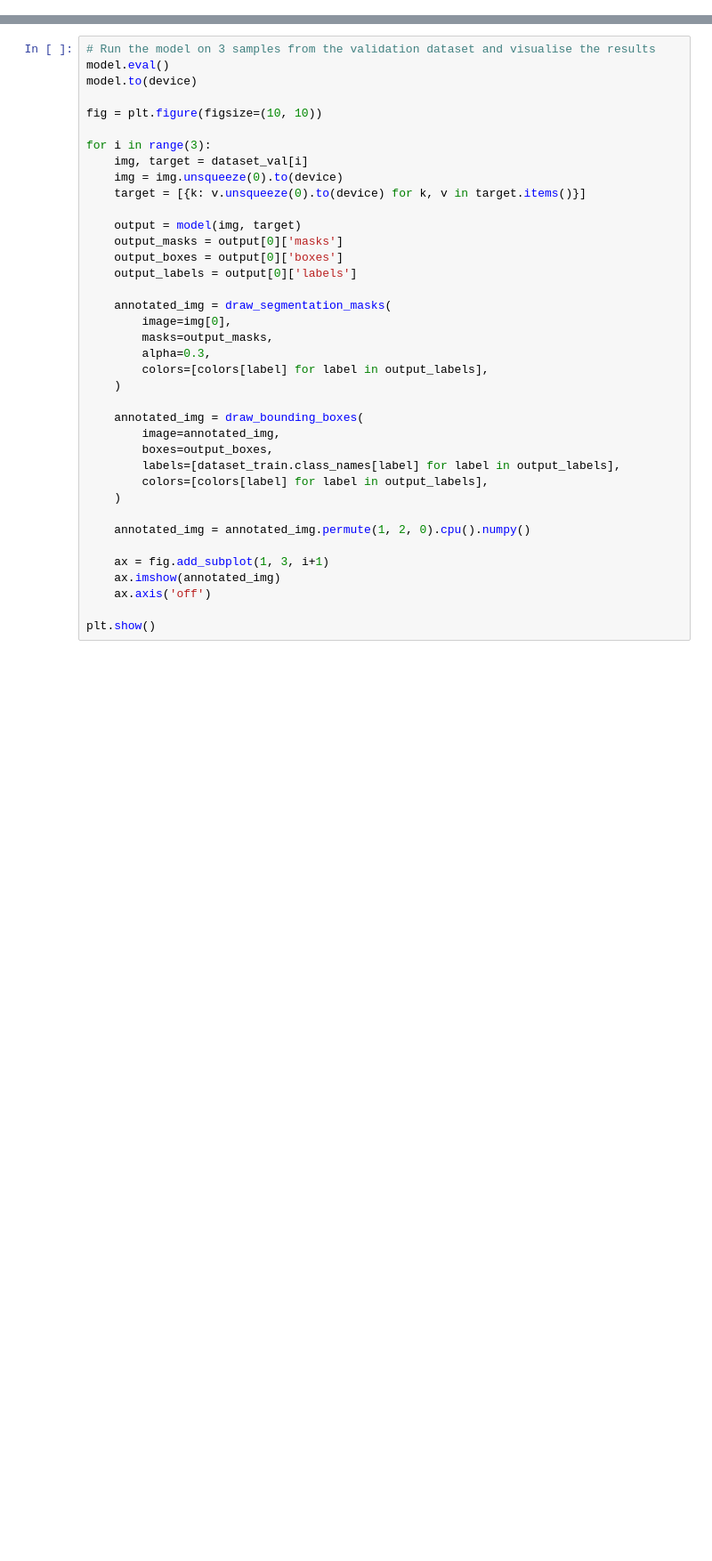
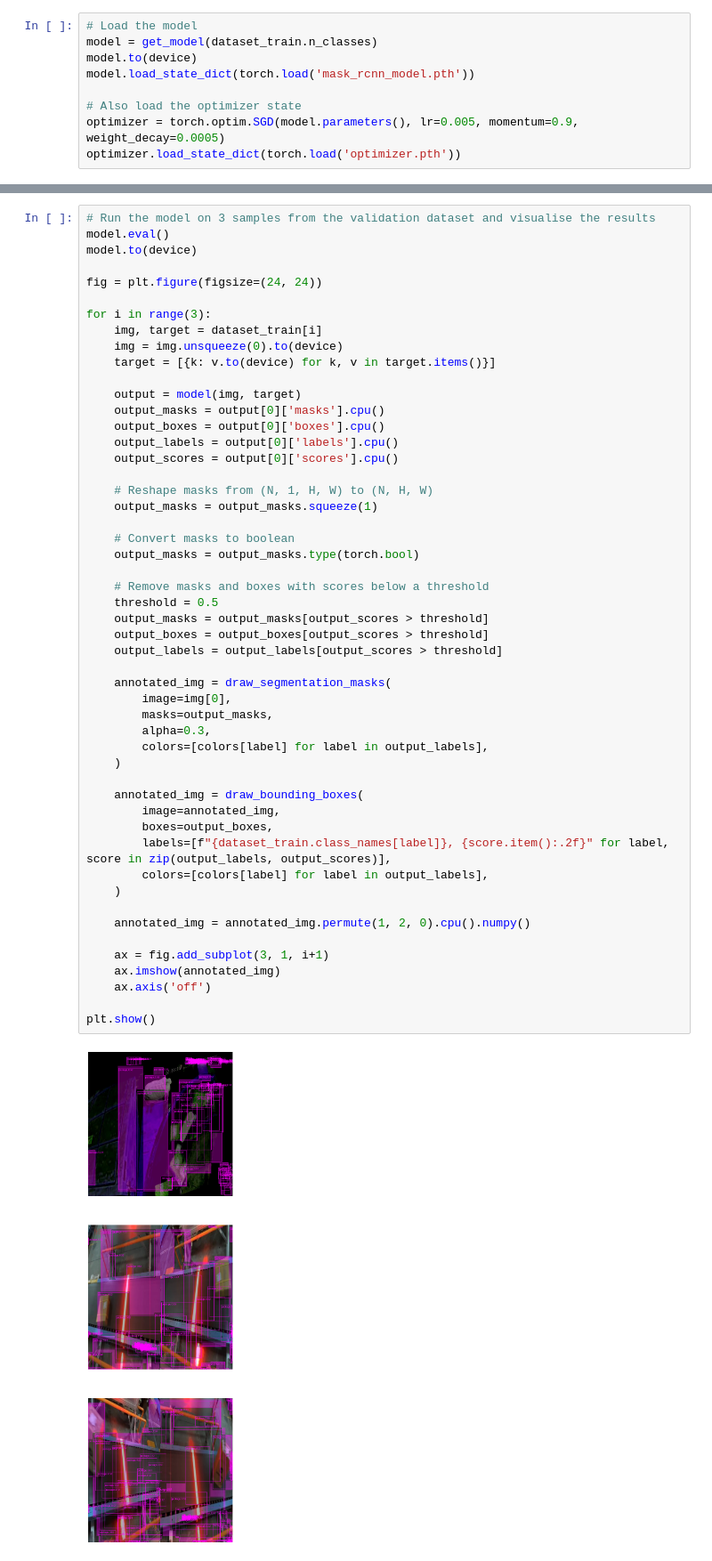
Before and after one commit to BlackXDragon/instance_segmentation, a Jupyter notebook: maskrcnn.ipynb, the cells around one changed output, grey strips where cells are left out. Shown at 89% size. Cells and saved outputs as stored; diff of their text form; blank space fills up the shorter version.

Commit message:
Mask RCNN seems to train but outputs random masks

```diff
--- a/maskrcnn.ipynb
+++ b/maskrcnn.ipynb
@@ -261,0 +297,9 @@ KeyboardInterrupt:
+# %%
+# Load the model
+model = get_model(dataset_train.n_classes)
+model.to(device)
+model.load_state_dict(torch.load('mask_rcnn_model.pth'))
+
+# Also load the optimizer state
+optimizer = torch.optim.SGD(model.parameters(), lr=0.005, momentum=0.9, weight_decay=0.0005)
+optimizer.load_state_dict(torch.load('optimizer.pth'))
@@ -262,38 +312,53 @@ KeyboardInterrupt:
 # %%
 # Run the model on 3 samples from the validation dataset and visualise the results
 model.eval()
 model.to(device)
 
-fig = plt.figure(figsize=(10, 10))
+fig = plt.figure(figsize=(24, 24))
 
 for i in range(3):
-	img, target = dataset_val[i]
+	img, target = dataset_train[i]
 	img = img.unsqueeze(0).to(device)
-	target = [{k: v.unsqueeze(0).to(device) for k, v in target.items()}]
+	target = [{k: v.to(device) for k, v in target.items()}]
 
 	output = model(img, target)
-	output_masks = output[0]['masks']
-	output_boxes = output[0]['boxes']
-	output_labels = output[0]['labels']
+	output_masks = output[0]['masks'].cpu()
+	output_boxes = output[0]['boxes'].cpu()
+	output_labels = output[0]['labels'].cpu()
+	output_scores = output[0]['scores'].cpu()
+
+	# Reshape masks from (N, 1, H, W) to (N, H, W)
+	output_masks = output_masks.squeeze(1)
+
+	# Convert masks to boolean
+	output_masks = output_masks.type(torch.bool)
+
+	# Remove masks and boxes with scores below a threshold
+	threshold = 0.5
+	output_masks = output_masks[output_scores > threshold]
+	output_boxes = output_boxes[output_scores > threshold]
+	output_labels = output_labels[output_scores > threshold]
 
 	annotated_img = draw_segmentation_masks(
 		image=img[0],
 		masks=output_masks,
 		alpha=0.3,
 		colors=[colors[label] for label in output_labels],
 	)
 
 	annotated_img = draw_bounding_boxes(
 		image=annotated_img,
 		boxes=output_boxes,
-		labels=[dataset_train.class_names[label] for label in output_labels],
+		labels=[f"{dataset_train.class_names[label]}, {score.item():.2f}" for label, score in zip(output_labels, output_scores)],
 		colors=[colors[label] for label in output_labels],
 	)
 
 	annotated_img = annotated_img.permute(1, 2, 0).cpu().numpy()
 
-	ax = fig.add_subplot(1, 3, i+1)
+	ax = fig.add_subplot(3, 1, i+1)
 	ax.imshow(annotated_img)
 	ax.axis('off')
 
 plt.show()
+# %% [output]
+[figure, added]
```
Also changed, not shown: parts of 8 cells of this notebook, 1 other file.
